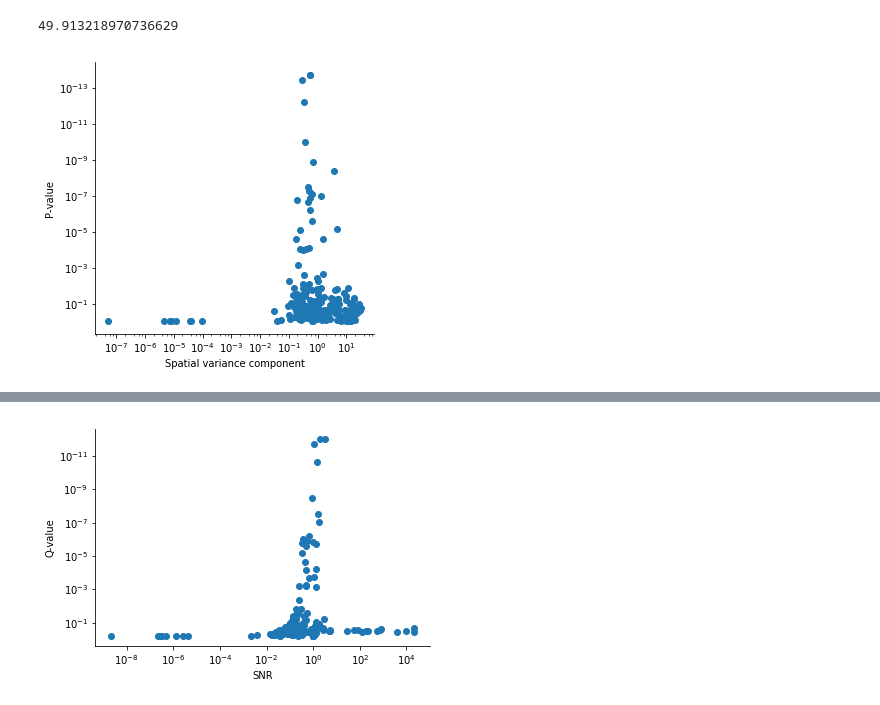
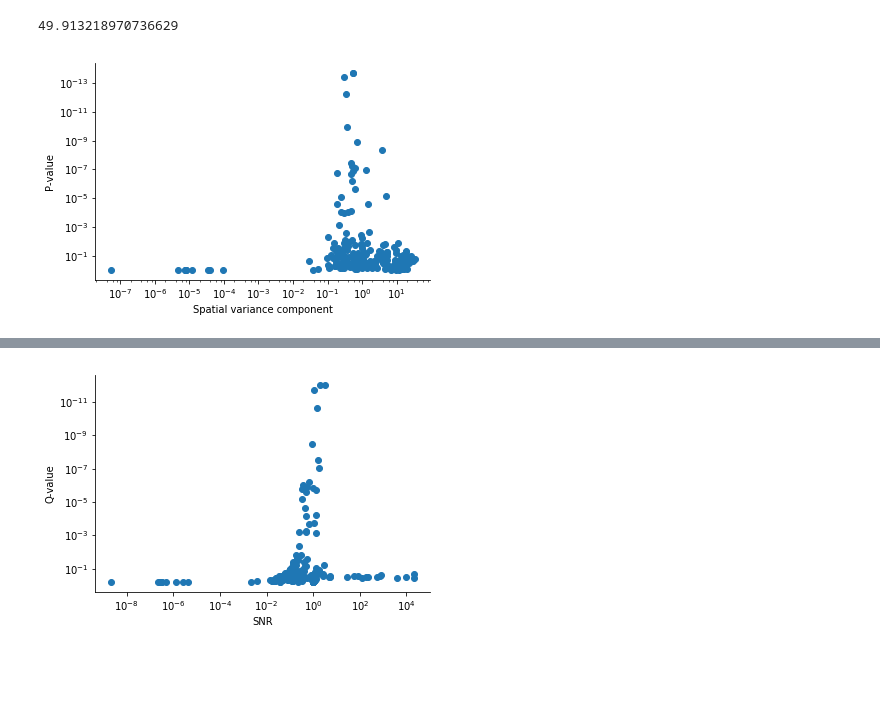
Before and after one commit to Teichlab/SpatialDE, a Jupyter notebook: Analysis/SeqFISH/SeqFISH Results.ipynb, the cells around one changed output, grey strips where cells are left out. Cells and saved outputs as stored; diff of their text form; code cells hidden in the pictures; blank space fills up the shorter version.

```diff
--- a/Analysis/SeqFISH/SeqFISH Results.ipynb
+++ b/Analysis/SeqFISH/SeqFISH Results.ipynb
@@ -102,13 +94,14 @@ results['qval'] = results['qval'].clip_lower(results.query('qval > 0')['qval'].m
 ms_results['pval'] = ms_results['pval'].clip_lower(ms_results.query('pval > 0')['pval'].min() / 2)
 ms_results['qval'] = ms_results['qval'].clip_lower(ms_results.query('qval > 0')['qval'].min() / 2)
 # %%
+figsize(6, 4)
 plt.loglog()
 plt.scatter(results.max_s2_t_hat, results.pval);
 plt.gca().invert_yaxis();
 plt.xlabel('Spatial variance component')
 plt.ylabel('P-value');
 # %% [output]
-[figure, old version]
+[figure, new version]
 # %%
 plt.loglog()
 plt.scatter(1. / results.max_delta, results.pval);
```
Also changed, not shown: parts of 10 cells of this notebook, 4 other files.
